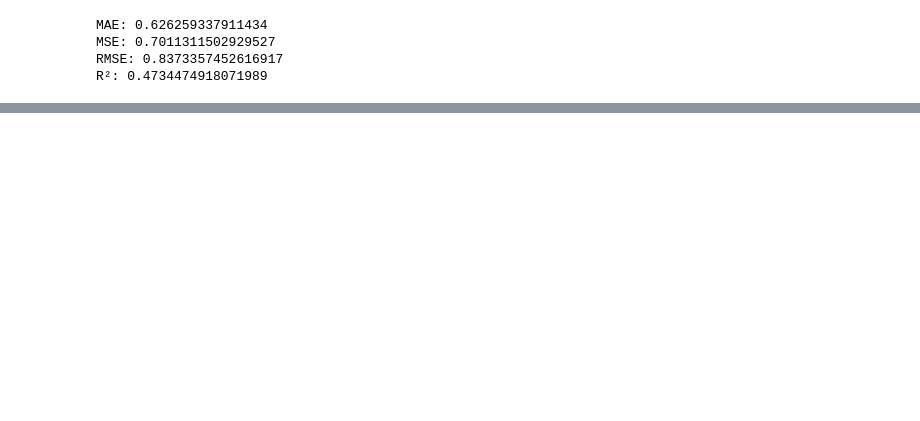
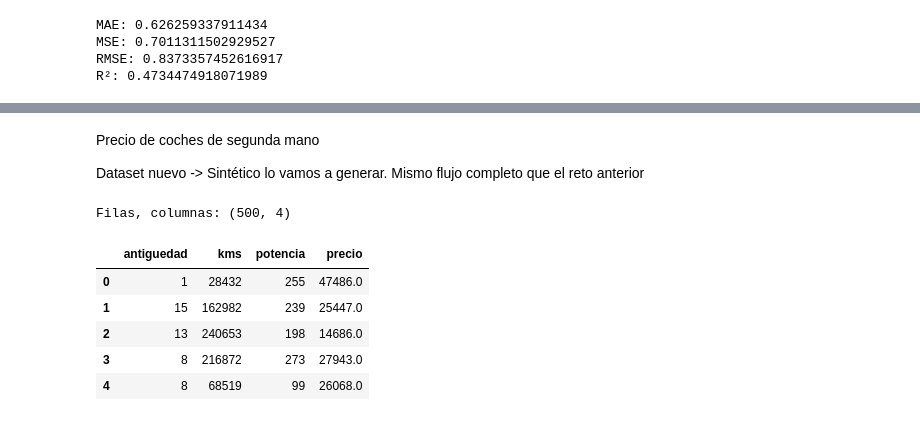
Before and after one commit to carlosgomezagrafojo/Modelos_Regresion, a Jupyter notebook: regresion.ipynb, the cells around one changed output, grey strips where cells are left out. Saved outputs shown, nothing was run; the diff lists cells and outputs as text; code cells hidden in the pictures; blank space fills up the shorter version.

```diff
--- a/regresion.ipynb
+++ b/regresion.ipynb
@@ -144,0 +331,27 @@ R²: 0.011156305266710742
+# %% [markdown]
+Precio de coches de segunda mano
+
+Dataset nuevo -> Sintético lo vamos a generar. Mismo flujo completo que el reto anterior
+# %%
+rng = np.random.default_rng(42)   # semilla -> mismos datos siempre
+n = 500
+antiguedad = rng.integers(0, 20, n)         # años del coche
+kms        = rng.integers(0, 250_000, n)    # kilómetros recorridos
+potencia   = rng.integers(70, 300, n)       # caballos (CV)
+
+# Precio "real": baja con antigüedad y km, sube con potencia, + algo de ruido aleatorio
+precio = 35000 - 1200*antiguedad - 0.05*kms + 60*potencia + rng.normal(0, 2000, n)
+precio = precio.clip(1000).round(0)          # nada de precios negativos
+
+coches = pd.DataFrame({"antiguedad": antiguedad, "kms": kms,
+                       "potencia": potencia, "precio": precio})
+print("Filas, columnas:", coches.shape)
+coches.head()
+# %% [output]
+Filas, columnas: (500, 4)
+|  | antiguedad | kms | potencia | precio |
+| 0 | 1 | 28432 | 255 | 47486.0 |
+| 1 | 15 | 162982 | 239 | 25447.0 |
+| 2 | 13 | 240653 | 198 | 14686.0 |
+| 3 | 8 | 216872 | 273 | 27943.0 |
+| 4 | 8 | 68519 | 99 | 26068.0 |
```
Also changed, not shown: parts of 29 cells of this notebook.
